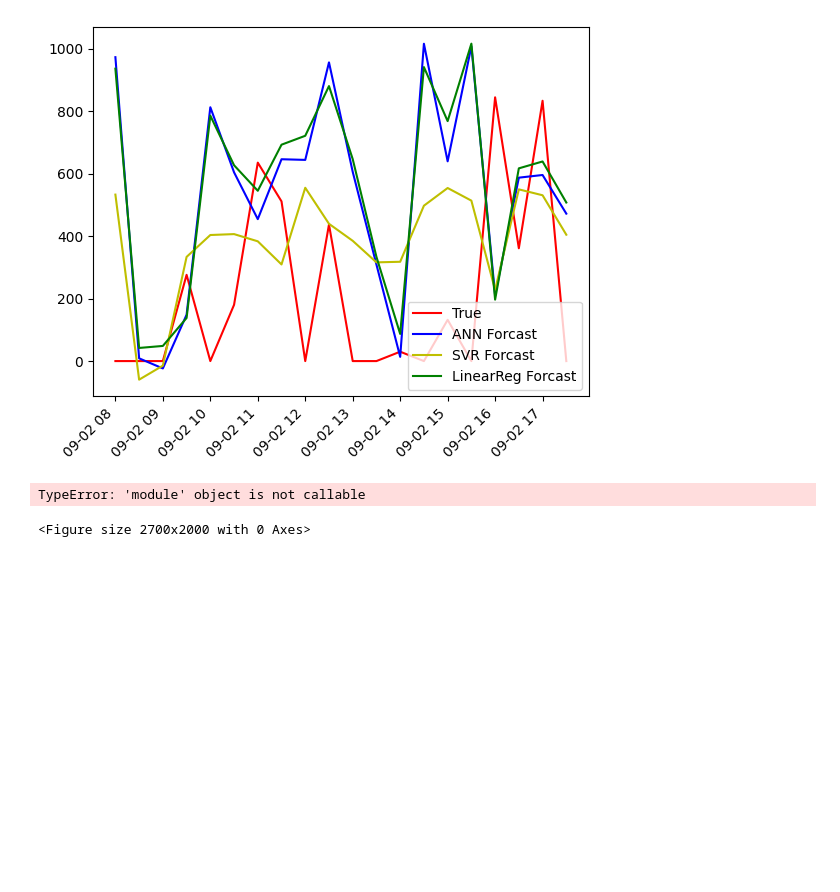
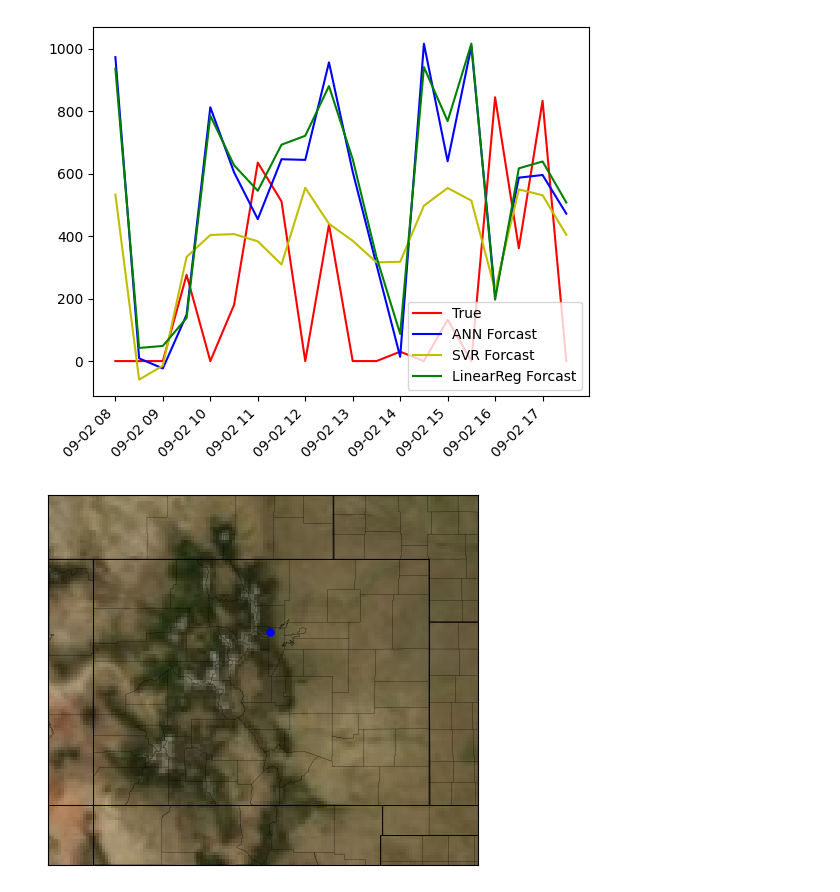
Before and after one commit to saraaktham/Solar-Data, a Jupyter notebook: read_data.ipynb, the cells around one changed output. Drawn from its saved outputs; the diff is of its cells as text; code cells hidden in the pictures; blank space fills up the shorter version.

```diff
--- a/read_data.ipynb
+++ b/read_data.ipynb
@@ -633,13 +633,20 @@ plt.show()
 # %% [output]
 (3503, 1)
 [figure]
-# %%
-import basemap
-import matplotlib.animation
-
-fig = plt.figure(figsize=(27, 20))
-m = basemap(projection='mill', lon_0=0)
-m.drawcoastlines(color='r', linewidth=1.0)
-# %% [output]
-TypeError: 'module' object is not callable
-<Figure size 2700x2000 with 0 Axes>
+# %%
+from mpl_toolkits.basemap import Basemap
+import matplotlib.pyplot as plt
+
+m = Basemap(projection='merc', lat_0 = p1_lat, lon_0 = p1_lon,
+    resolution = 'h', area_thresh = 0.1,
+    llcrnrlon=-110, llcrnrlat=36,
+    urcrnrlon=-101, urcrnrlat=42)
+
+m.bluemarble()
+m.drawstates()
+m.drawcounties()
+x,y = m(p1_lon, p1_lat)
+m.plot(x,y, 'bo', markersize=5)
+plt.show()
+# %% [output]
+[figure, added]
```
Also changed, not shown: 1 other file.
